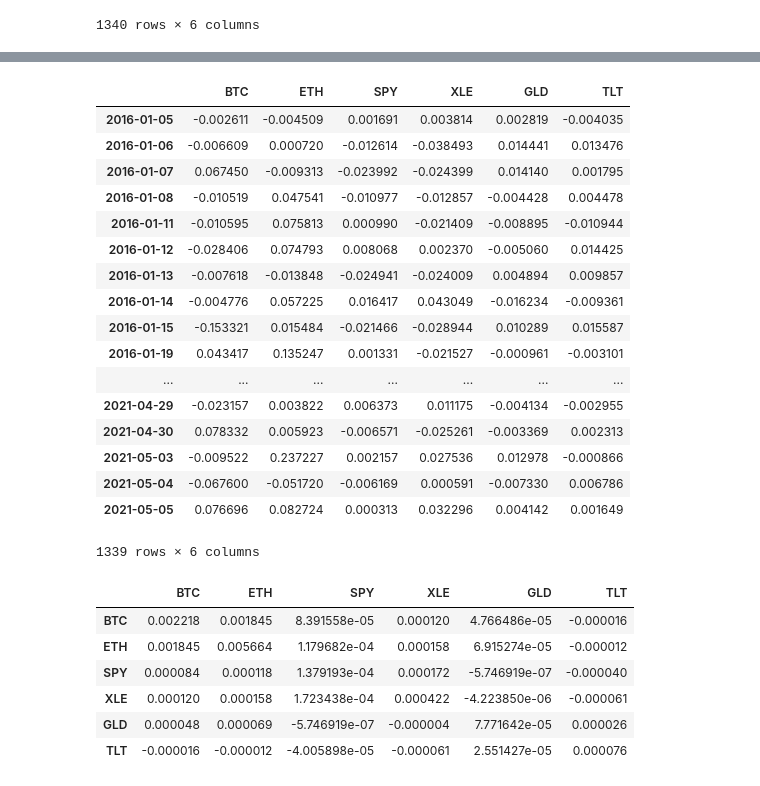
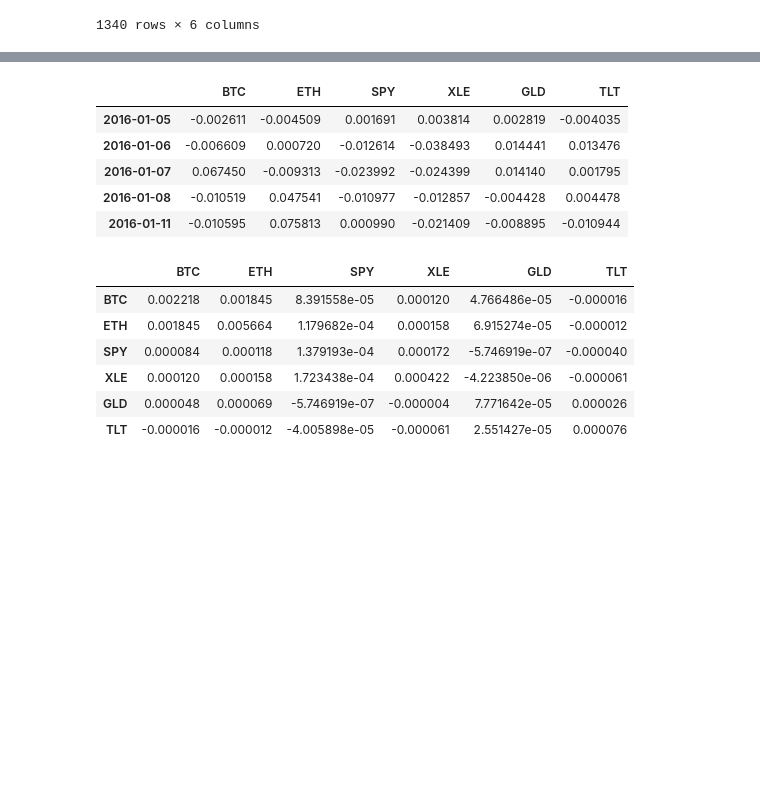
Before and after one commit to Lucas-Shaiman/project_alpha, a Jupyter notebook: etf_data_Andre-v3.ipynb, the cells around one changed output, grey strips where cells are left out. Cells and saved outputs as stored; diff of their text form; code cells hidden in the pictures; blank space fills up the shorter version.

```diff
--- a/etf_data_Andre-v2.ipynb
+++ b/etf_data_Andre-v3.ipynb
@@ -535,24 +523,12 @@ portfolio_bootstrapping.plot(figsize=figsize, legend=False, linewidth=1, alpha=0
 # %%
-portfolio_returns
+portfolio_returns.head()
 # %% [output]
 |  | BTC | ETH | SPY | XLE | GLD | TLT |
 | 2016-01-05 | -0.002611 | -0.004509 | 0.001691 | 0.003814 | 0.002819 | -0.004035 |
 | 2016-01-06 | -0.006609 | 0.000720 | -0.012614 | -0.038493 | 0.014441 | 0.013476 |
 | 2016-01-07 | 0.067450 | -0.009313 | -0.023992 | -0.024399 | 0.014140 | 0.001795 |
 | 2016-01-08 | -0.010519 | 0.047541 | -0.010977 | -0.012857 | -0.004428 | 0.004478 |
 | 2016-01-11 | -0.010595 | 0.075813 | 0.000990 | -0.021409 | -0.008895 | -0.010944 |
-| 2016-01-12 | -0.028406 | 0.074793 | 0.008068 | 0.002370 | -0.005060 | 0.014425 |
-| 2016-01-13 | -0.007618 | -0.013848 | -0.024941 | -0.024009 | 0.004894 | 0.009857 |
-| 2016-01-14 | -0.004776 | 0.057225 | 0.016417 | 0.043049 | -0.016234 | -0.009361 |
-| 2016-01-15 | -0.153321 | 0.015484 | -0.021466 | -0.028944 | 0.010289 | 0.015587 |
-| 2016-01-19 | 0.043417 | 0.135247 | 0.001331 | -0.021527 | -0.000961 | -0.003101 |
-| ... | ... | ... | ... | ... | ... | ... |
-| 2021-04-29 | -0.023157 | 0.003822 | 0.006373 | 0.011175 | -0.004134 | -0.002955 |
-| 2021-04-30 | 0.078332 | 0.005923 | -0.006571 | -0.025261 | -0.003369 | 0.002313 |
-| 2021-05-03 | -0.009522 | 0.237227 | 0.002157 | 0.027536 | 0.012978 | -0.000866 |
-| 2021-05-04 | -0.067600 | -0.051720 | -0.006169 | 0.000591 | -0.007330 | 0.006786 |
-| 2021-05-05 | 0.076696 | 0.082724 | 0.000313 | 0.032296 | 0.004142 | 0.001649 |
-1339 rows × 6 columns
 # %%
 Cov_CAPM = portfolio_returns.cov()
 # %%
```
Also changed, not shown: parts of 12 cells of this notebook.
